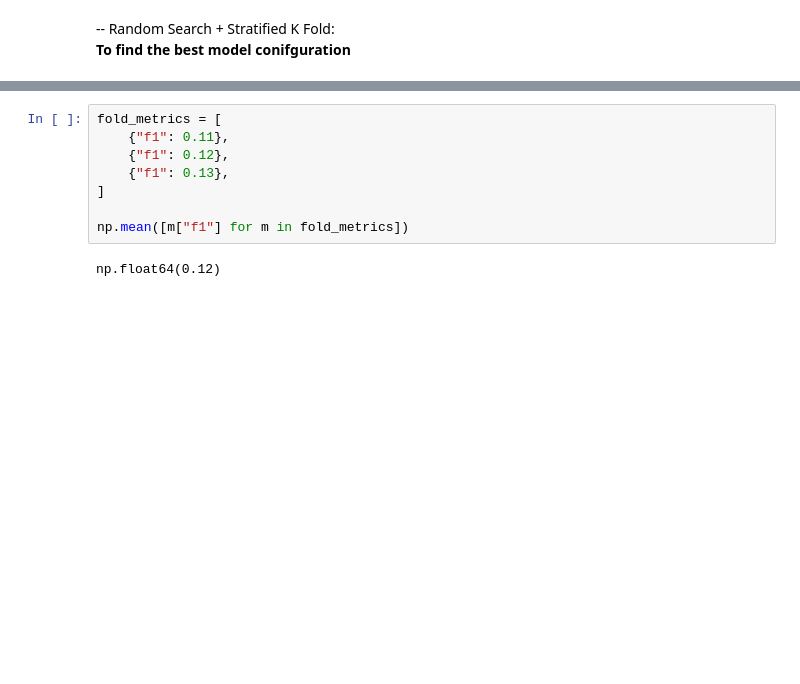
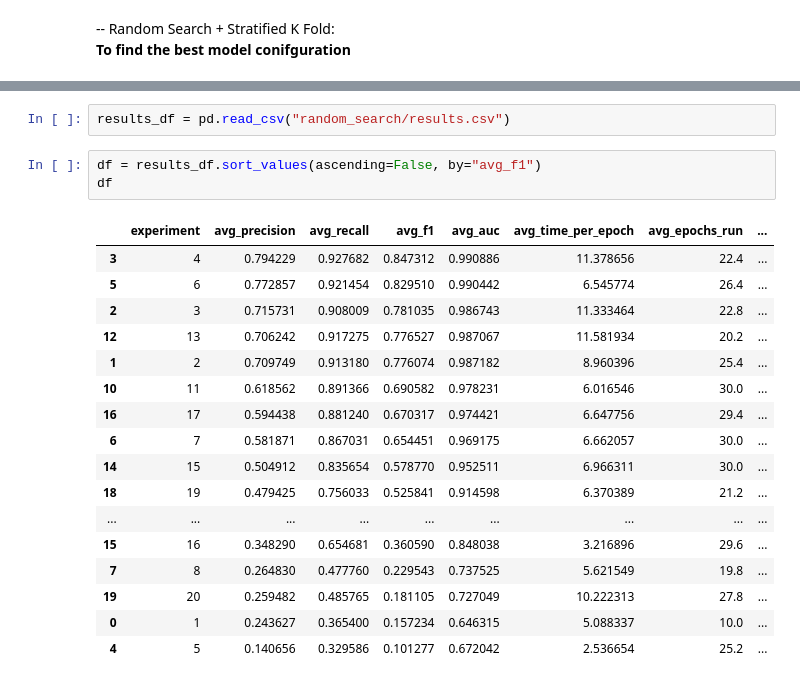
Before and after one commit to williamjohn972/Deep-Learning-for-ECG-Heartbeat-Classification, a Jupyter notebook: rnn.ipynb, the cells around one changed output, grey strips where cells are left out. Saved outputs shown, nothing was run; the diff lists cells and outputs as text; blank space fills up the shorter version.

```diff
--- a/rnn.ipynb
+++ b/rnn.ipynb
@@ -342,10 +334,23 @@ print("\n---------------- All Experiments Completed ----------------")
-# %%
-fold_metrics = [
-    {"f1": 0.11},
-    {"f1": 0.12},
-    {"f1": 0.13},
-]
-
-np.mean([m["f1"] for m in fold_metrics])
-# %% [output]
-np.float64(0.12)
+# %%
+results_df = pd.read_csv("random_search/results.csv")
+# %%
+df = results_df.sort_values(ascending=False, by="avg_f1")
+df
+# %% [output]
+|  | experiment | avg_precision | avg_recall | avg_f1 | avg_auc | avg_time_per_epoch | avg_epochs_run | ... |
+| 3 | 4 | 0.794229 | 0.927682 | 0.847312 | 0.990886 | 11.378656 | 22.4 | ... |
+| 5 | 6 | 0.772857 | 0.921454 | 0.829510 | 0.990442 | 6.545774 | 26.4 | ... |
+| 2 | 3 | 0.715731 | 0.908009 | 0.781035 | 0.986743 | 11.333464 | 22.8 | ... |
+| 12 | 13 | 0.706242 | 0.917275 | 0.776527 | 0.987067 | 11.581934 | 20.2 | ... |
+| 1 | 2 | 0.709749 | 0.913180 | 0.776074 | 0.987182 | 8.960396 | 25.4 | ... |
+| 10 | 11 | 0.618562 | 0.891366 | 0.690582 | 0.978231 | 6.016546 | 30.0 | ... |
+| 16 | 17 | 0.594438 | 0.881240 | 0.670317 | 0.974421 | 6.647756 | 29.4 | ... |
+| 6 | 7 | 0.581871 | 0.867031 | 0.654451 | 0.969175 | 6.662057 | 30.0 | ... |
+| 14 | 15 | 0.504912 | 0.835654 | 0.578770 | 0.952511 | 6.966311 | 30.0 | ... |
+| 18 | 19 | 0.479425 | 0.756033 | 0.525841 | 0.914598 | 6.370389 | 21.2 | ... |
+| ... | ... | ... | ... | ... | ... | ... | ... | ... |
+| 15 | 16 | 0.348290 | 0.654681 | 0.360590 | 0.848038 | 3.216896 | 29.6 | ... |
+| 7 | 8 | 0.264830 | 0.477760 | 0.229543 | 0.737525 | 5.621549 | 19.8 | ... |
+| 19 | 20 | 0.259482 | 0.485765 | 0.181105 | 0.727049 | 10.222313 | 27.8 | ... |
+| 0 | 1 | 0.243627 | 0.365400 | 0.157234 | 0.646315 | 5.088337 | 10.0 | ... |
+| 4 | 5 | 0.140656 | 0.329586 | 0.101277 | 0.672042 | 2.536654 | 25.2 | ... |
```
Also changed, not shown: parts of 6 cells of this notebook, 1 other file.
